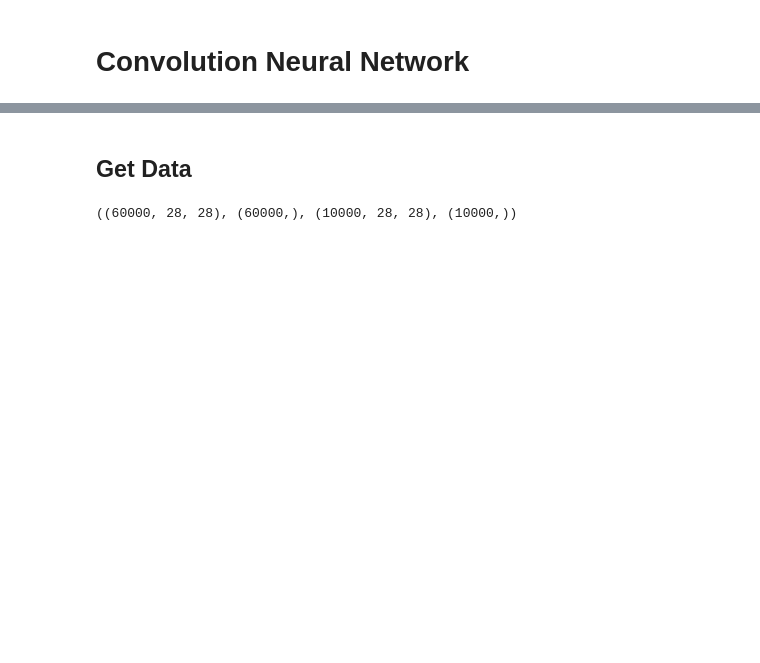
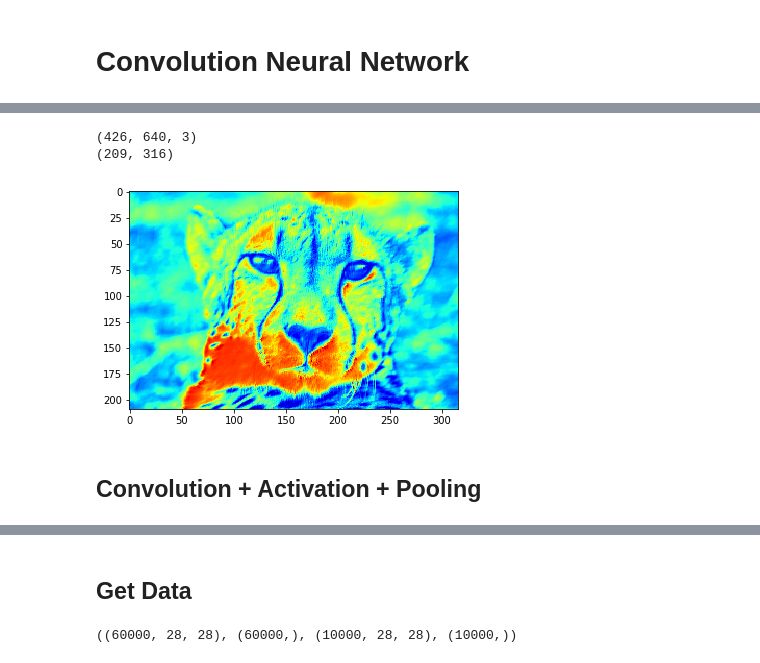
Before and after one commit to amitkaps/deep-learning, a Jupyter notebook: 03-CNN.ipynb, the cells around one changed output, grey strips where cells are left out. Cells and saved outputs as stored; diff of their text form; code cells hidden in the pictures; blank space fills up the shorter version.

```diff
--- a/03-CNN.ipynb
+++ b/03-CNN.ipynb
@@ -2,0 +66,12 @@
+# %%
+model3 = Sequential()
+model3.add(Conv2D(1, (8, 8), input_shape=cheetah.shape))
+model3.add(MaxPooling2D(pool_size=(2,2)))
+# %%
+visualise_conv(cheetah, model3)
+# %% [output]
+(426, 640, 3)
+(209, 316)
+[figure, added]
+# %% [markdown]
+## Convolution + Activation + Pooling
```
Also changed, not shown: parts of 58 cells of this notebook, 1 other file.
